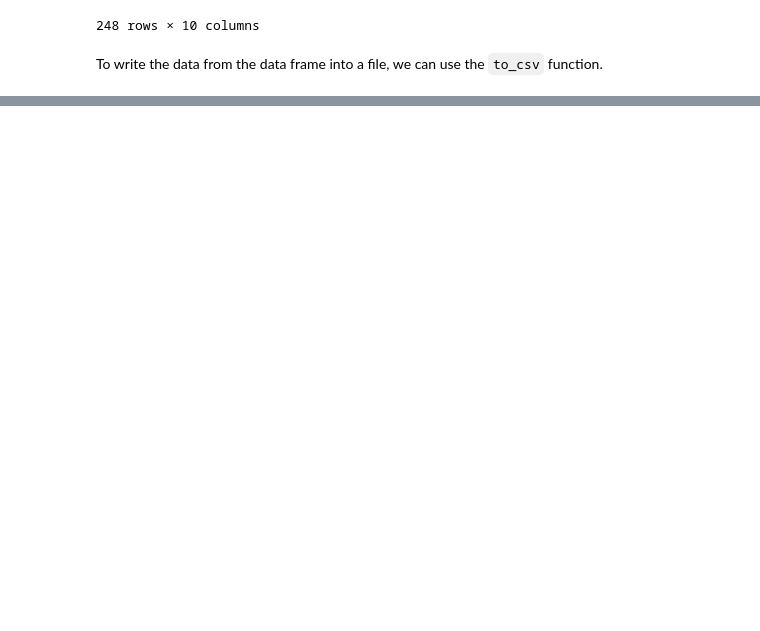
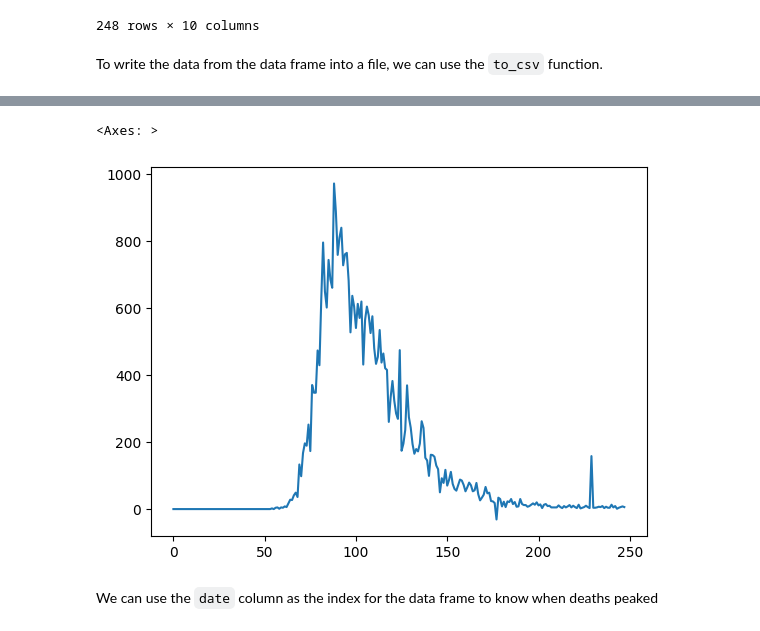
Before and after one commit to OjPreshuz/Pandas-Data-Analysis-Fundamentals, a Jupyter notebook: learning_pandas.ipynb, the cells around one changed output, grey strips where cells are left out. Drawn from its saved outputs; the diff is of its cells as text; code cells hidden in the pictures; blank space fills up the shorter version.

```diff
--- a/learning_pandas.ipynb
+++ b/learning_pandas.ipynb
@@ -911,0 +918,7 @@ result_df.to_csv('results.csv', index = None)
+# %%
+result_df.new_deaths.plot()
+# %% [output]
+<Axes: >
+[figure, added]
+# %% [markdown]
+ We can use the `date` column as the index for the data frame to know when deaths peaked
```
Also changed, not shown: parts of 19 cells of this notebook.
